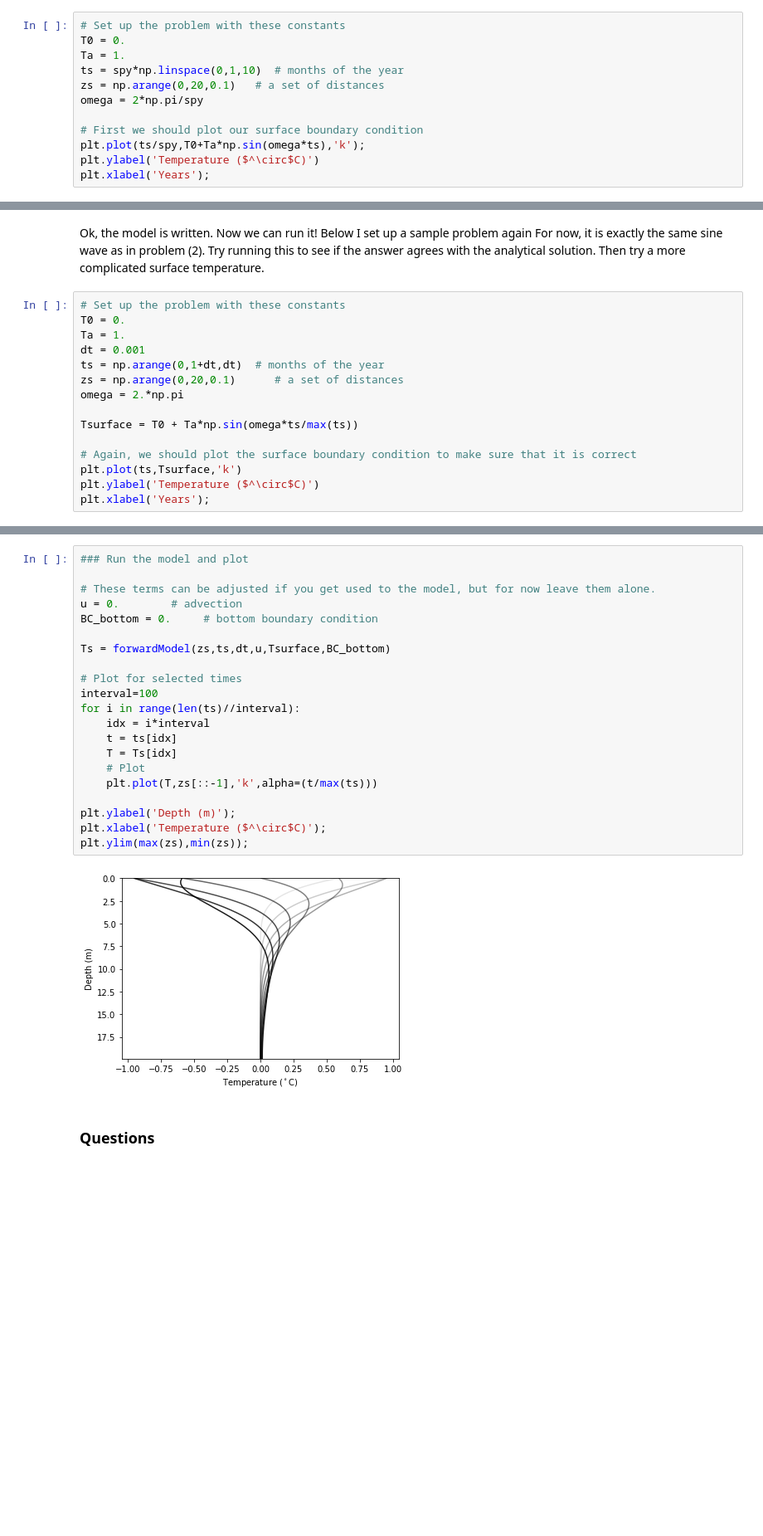
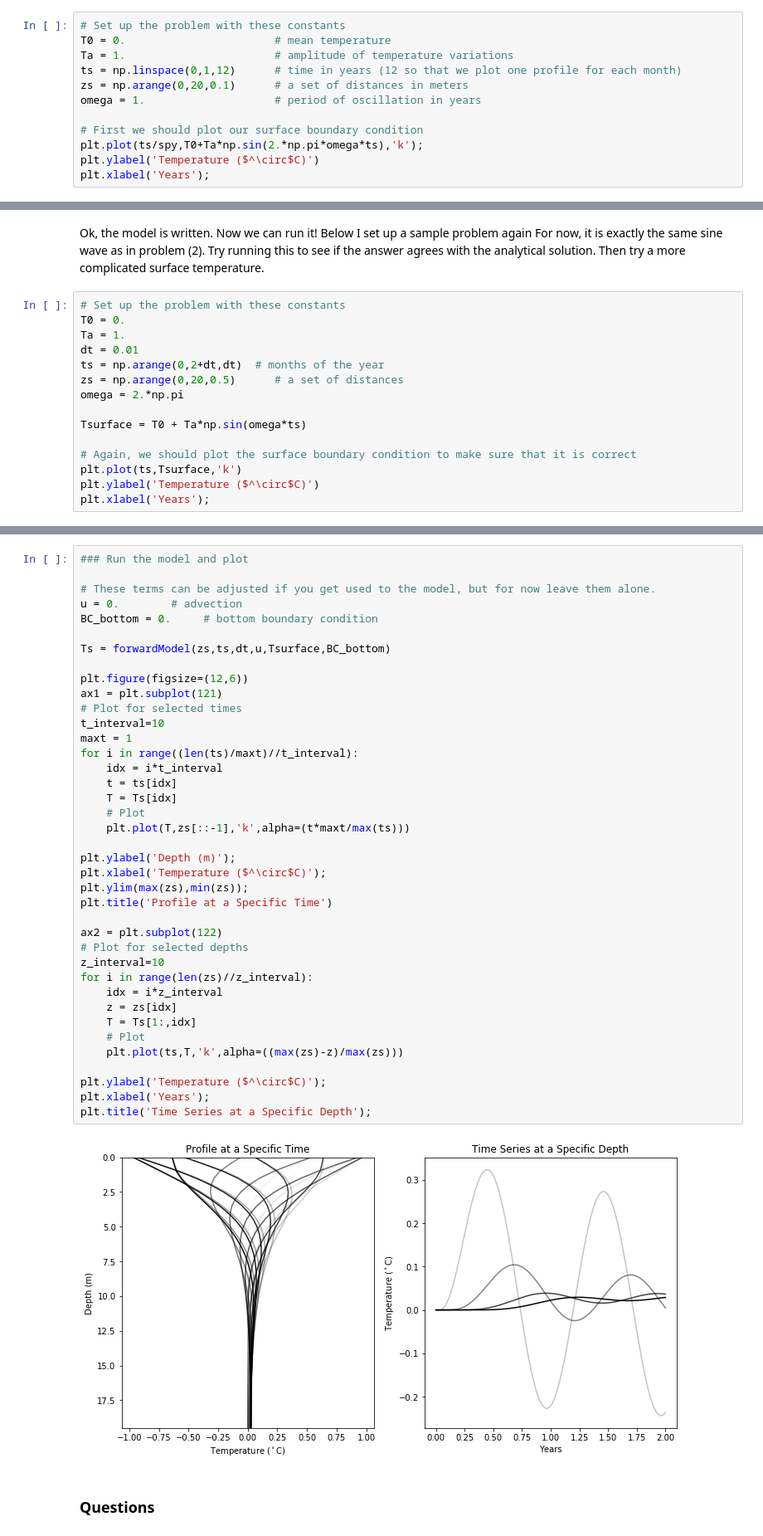
Before and after one commit to benhills/HeatTransfer_Teaching, a Jupyter notebook: HeatTransfer_ESS431.ipynb, the cells around one changed output, grey strips where cells are left out. Shown: that part at 83% size. Cells and saved outputs as stored; diff of their text form; blank space fills up the shorter version.

Commit message:
Add the data figure and update the notebook to fix some typos.

```diff
--- a/HeatTransfer_ESS431.ipynb
+++ b/HeatTransfer_ESS431.ipynb
@@ -72,14 +72,14 @@ def harmonicSurface(T0,Ta,t,z,omega,alpha=alpha):
 Same as before, we want to play around with this model to get a feel for how it works. I will give you some initial values to try out, and a plotting script, but try different numbers to get a feel for the behavior.
 # %%
 # Set up the problem with these constants
-T0 = 0.
-Ta = 1.
-ts = spy*np.linspace(0,1,10)  # months of the year
-zs = np.arange(0,20,0.1)   # a set of distances
-omega = 2*np.pi/spy
+T0 = 0.                       # mean temperature
+Ta = 1.                       # amplitude of temperature variations
+ts = np.linspace(0,1,12)      # time in years (12 so that we plot one profile for each month)
+zs = np.arange(0,20,0.1)      # a set of distances in meters
+omega = 1.                    # period of oscillation in years
 
 # First we should plot our surface boundary condition
-plt.plot(ts/spy,T0+Ta*np.sin(omega*ts),'k');
+plt.plot(ts/spy,T0+Ta*np.sin(2.*np.pi*omega*ts),'k');
 plt.ylabel('Temperature ($^\circ$C)')
 plt.xlabel('Years');
 # %% [output]
@@ -202,12 +190,12 @@ Ok, the model is written. Now we can run it! Below I set up a sample problem aga
 # Set up the problem with these constants
 T0 = 0.
 Ta = 1.
-dt = 0.001
-ts = np.arange(0,1+dt,dt)  # months of the year
-zs = np.arange(0,20,0.1)      # a set of distances
+dt = 0.01
+ts = np.arange(0,2+dt,dt)  # months of the year
+zs = np.arange(0,20,0.5)      # a set of distances
 omega = 2.*np.pi
 
-Tsurface = T0 + Ta*np.sin(omega*ts/max(ts))
+Tsurface = T0 + Ta*np.sin(omega*ts)
 
 # Again, we should plot the surface boundary condition to make sure that it is correct
 plt.plot(ts,Tsurface,'k')
@@ -218,26 +206,44 @@ plt.xlabel('Years');
 # %%
 ### Run the model and plot
 
 # These terms can be adjusted if you get used to the model, but for now leave them alone.
 u = 0.        # advection
 BC_bottom = 0.     # bottom boundary condition
 
 Ts = forwardModel(zs,ts,dt,u,Tsurface,BC_bottom)
 
+plt.figure(figsize=(12,6))
+ax1 = plt.subplot(121)
 # Plot for selected times
-interval=100
-for i in range(len(ts)//interval):
-    idx = i*interval
+t_interval=10
+maxt = 1
+for i in range((len(ts)/maxt)//t_interval):
+    idx = i*t_interval
     t = ts[idx]
     T = Ts[idx]
     # Plot
-    plt.plot(T,zs[::-1],'k',alpha=(t/max(ts)))
+    plt.plot(T,zs[::-1],'k',alpha=(t*maxt/max(ts)))
 
 plt.ylabel('Depth (m)');
 plt.xlabel('Temperature ($^\circ$C)');
 plt.ylim(max(zs),min(zs));
+plt.title('Profile at a Specific Time')
+
+ax2 = plt.subplot(122)
+# Plot for selected depths
+z_interval=10
+for i in range(len(zs)//z_interval):
+    idx = i*z_interval
+    z = zs[idx]
+    T = Ts[1:,idx]
+    # Plot
+    plt.plot(ts,T,'k',alpha=((max(zs)-z)/max(zs)))
+
+plt.ylabel('Temperature ($^\circ$C)');
+plt.xlabel('Years');
+plt.title('Time Series at a Specific Depth');
 # %% [output]
-[figure, old version]
+[figure, new version]
 # %% [markdown]
 ### Questions
 # %% [markdown]
```
Also changed, not shown: parts of 18 cells of this notebook, 1 other file.
